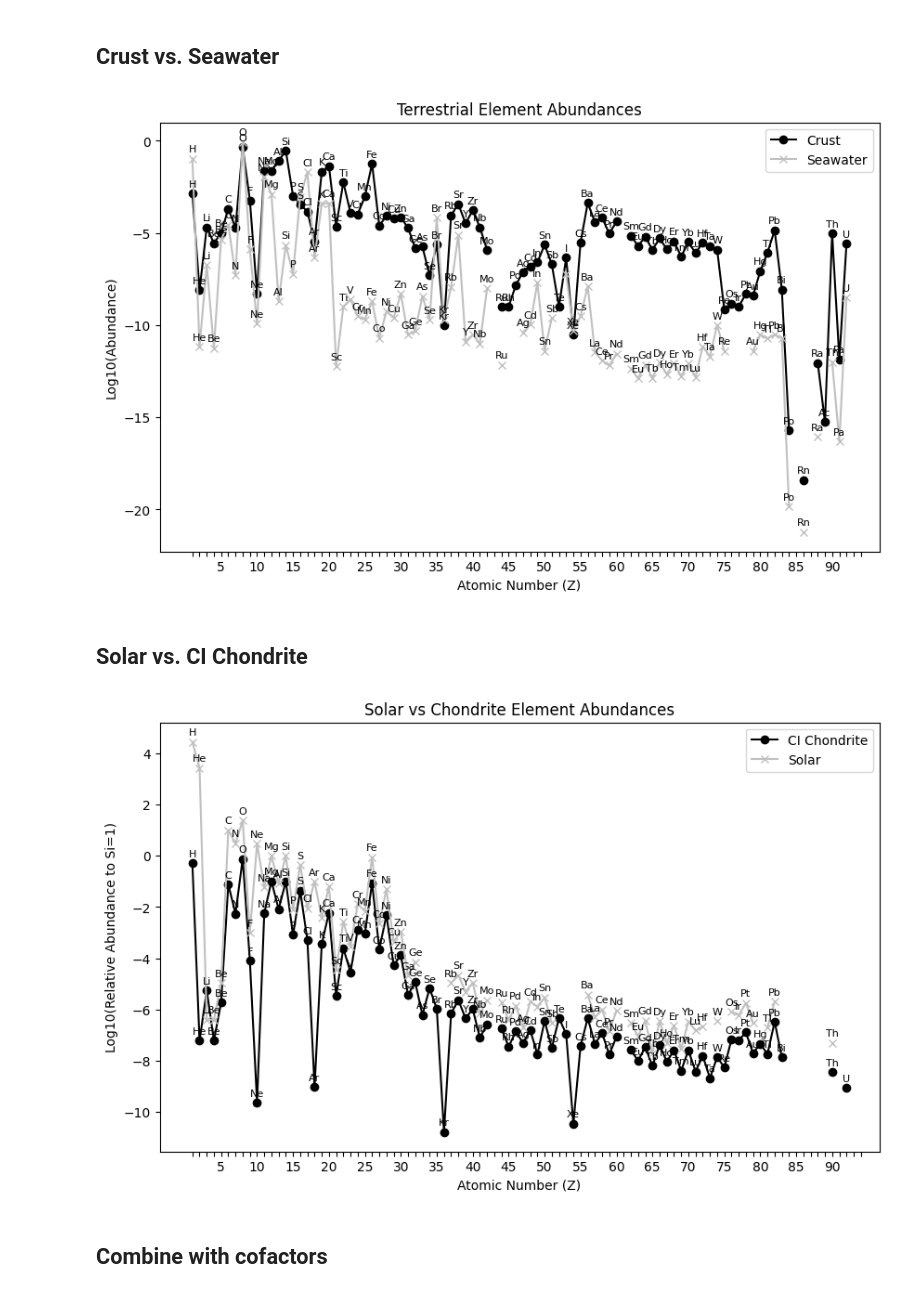
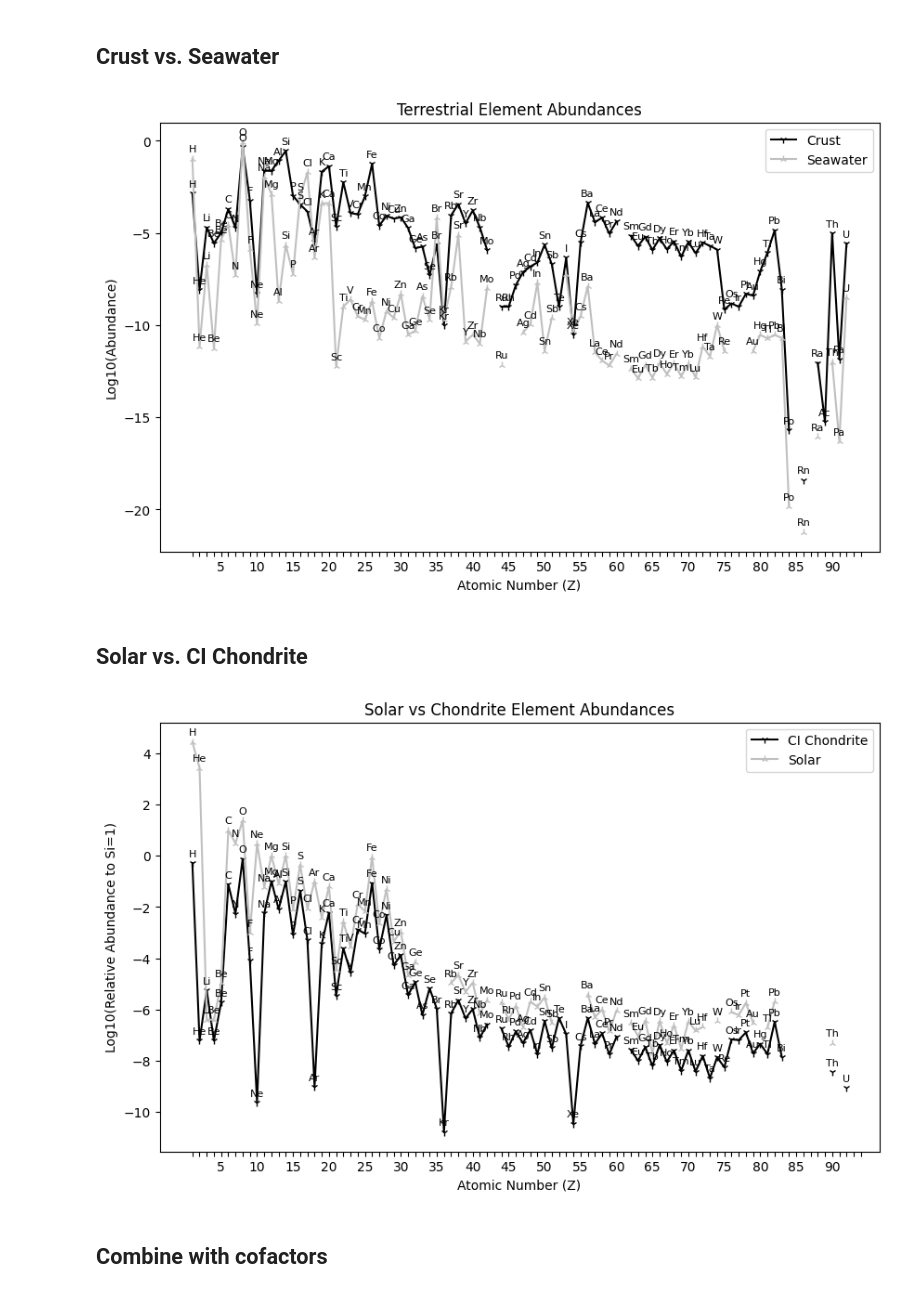
Before and after one commit to giovannellilab/media-prediction, a Jupyter notebook: notebooks/2001-A-Space-Odyssey.ipynb, the cells around one changed output. Drawn from its saved outputs; the diff is of its cells as text; code cells hidden in the pictures.

Commit message:
Update figure markers

```diff
--- a/notebooks/2001-A-Space-Odyssey.ipynb
+++ b/notebooks/2001-A-Space-Odyssey.ipynb
@@ -333,36 +333,36 @@ master.head()
 # %%
 df = master
 plt.figure(figsize=(10, 6))
 
-plt.plot(df['Z'], df['log_crust'], label='Crust', marker='o', color='black')
-plt.plot(df['Z'], df['log_sea'], label='Seawater', marker='x', color='silver')
+plt.plot(df['Z'], df['log_crust'], label='Crust', marker='1', color='black')
+plt.plot(df['Z'], df['log_sea'], label='Seawater', marker='2', color='silver')
 
 # Adding element 'name' labels
 for i, row in df.iterrows():
     plt.annotate(row['name'], (row['Z'], row['log_sea']),
                  textcoords="offset points", xytext=(0, 5), ha='center', fontsize=8)
     plt.annotate(row['name'], (row['Z'], row['log_crust']),
                  textcoords="offset points", xytext=(0, 5), ha='center', fontsize=8)
 
 plt.xticks(ticks=df['Z'], labels=[str(int(z)) if z % 5 == 0 else '' for z in df['Z']])
 
 plt.xlabel('Atomic Number (Z)')
 plt.ylabel('Log10(Abundance)')
 plt.title('Terrestrial Element Abundances')
 
 plt.legend()
 plt.grid(False)
 plt.show()
 # %% [output]
-[figure, old version]
+[figure, new version]
 # %% [markdown]
 ## Solar vs. CI Chondrite
 # %%
 df = master
 plt.figure(figsize=(10, 6))
 
-plt.plot(df['Z'], df['log_chondrite'], label='CI Chondrite', marker='o', color='black')
-plt.plot(df['Z'], df['log_solar'], label='Solar', marker='x', color='silver')
+plt.plot(df['Z'], df['log_chondrite'], label='CI Chondrite', marker='1', color='black')
+plt.plot(df['Z'], df['log_solar'], label='Solar', marker='2', color='silver')
 
 # Adding element 'name' labels
 for i, row in df.iterrows():
@@ -381,7 +381,7 @@ plt.legend()
 plt.grid(False)
 plt.show()
 # %% [output]
-[figure, old version]
+[figure, new version]
 # %% [markdown]
 ## Combine with cofactors
 # %%
```
Also changed, not shown: parts of 1 cell of this notebook.
